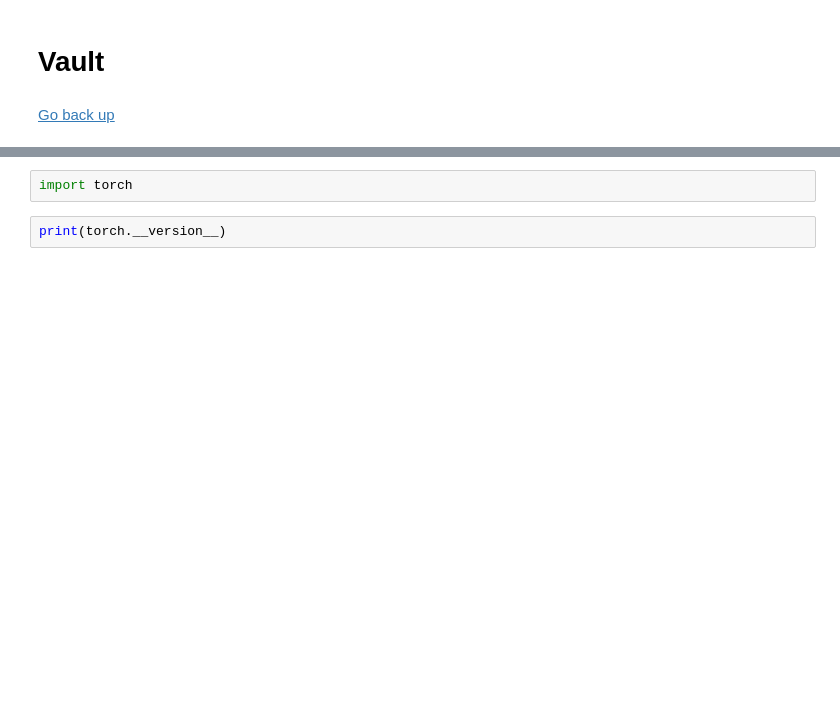
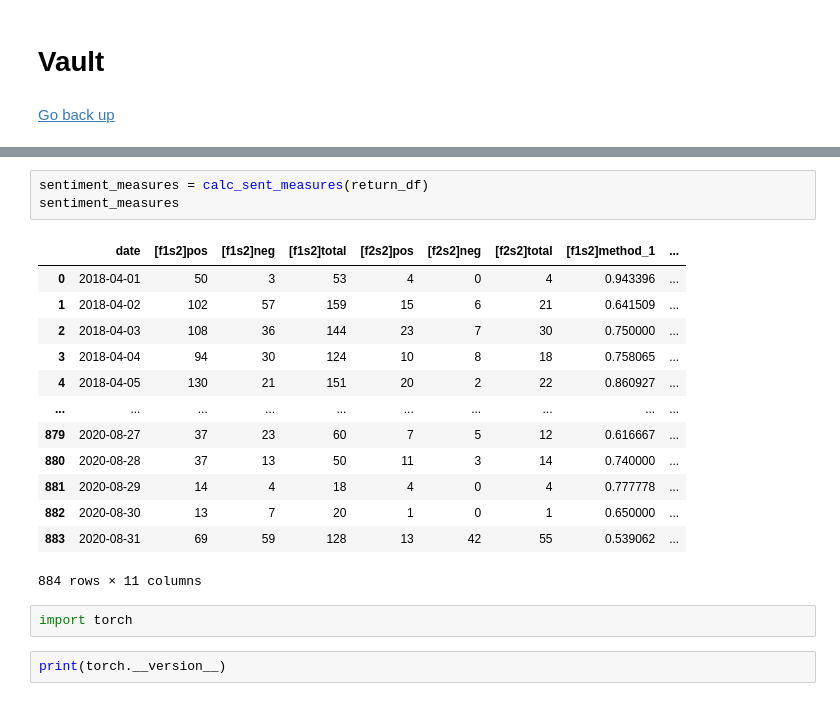
Before and after one commit to ceekoret/BMMTFI, a Jupyter notebook: thesis/data_source/twitter/Twitter data cleaning and sentiment.ipynb, the cells around one changed output, grey strips where cells are left out. Drawn from its saved outputs; the diff is of its cells as text; blank space fills up the shorter version.

```diff
--- a/thesis/data_source/twitter/Twitter data cleaning and sentiment.ipynb
+++ b/thesis/data_source/twitter/Twitter data cleaning and sentiment.ipynb
@@ -933,3 +903,20 @@ Netflix (NFLX) shows similar results
+# %%
+sentiment_measures = calc_sent_measures(return_df)
+sentiment_measures
+# %% [output]
+|  | date | [f1s2]pos | [f1s2]neg | [f1s2]total | [f2s2]pos | [f2s2]neg | [f2s2]total | [f1s2]method_1 | ... |
+| 0 | 2018-04-01 | 50 | 3 | 53 | 4 | 0 | 4 | 0.943396 | ... |
+| 1 | 2018-04-02 | 102 | 57 | 159 | 15 | 6 | 21 | 0.641509 | ... |
+| 2 | 2018-04-03 | 108 | 36 | 144 | 23 | 7 | 30 | 0.750000 | ... |
+| 3 | 2018-04-04 | 94 | 30 | 124 | 10 | 8 | 18 | 0.758065 | ... |
+| 4 | 2018-04-05 | 130 | 21 | 151 | 20 | 2 | 22 | 0.860927 | ... |
+| ... | ... | ... | ... | ... | ... | ... | ... | ... | ... |
+| 879 | 2020-08-27 | 37 | 23 | 60 | 7 | 5 | 12 | 0.616667 | ... |
+| 880 | 2020-08-28 | 37 | 13 | 50 | 11 | 3 | 14 | 0.740000 | ... |
+| 881 | 2020-08-29 | 14 | 4 | 18 | 4 | 0 | 4 | 0.777778 | ... |
+| 882 | 2020-08-30 | 13 | 7 | 20 | 1 | 0 | 1 | 0.650000 | ... |
+| 883 | 2020-08-31 | 69 | 59 | 128 | 13 | 42 | 55 | 0.539062 | ... |
+884 rows × 11 columns
 # %%
 import torch
 # %%
```
Also changed, not shown: parts of 39 cells of this notebook, 1 other file.
